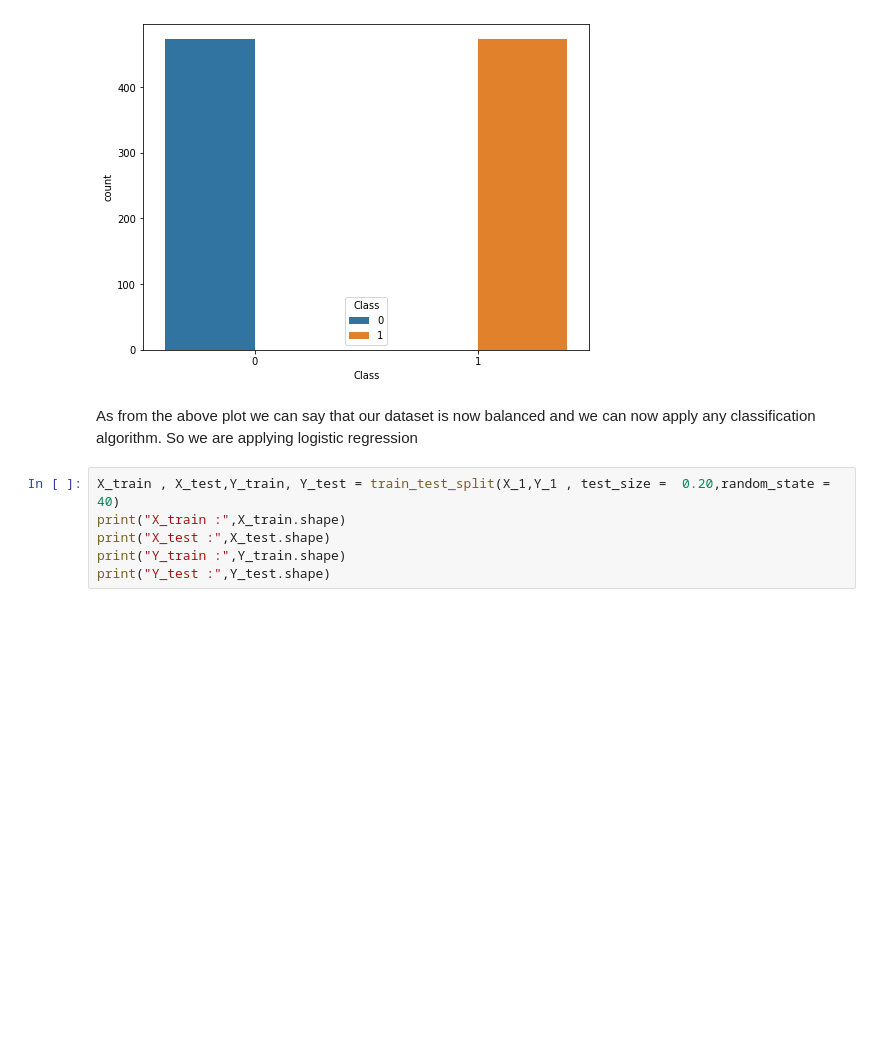
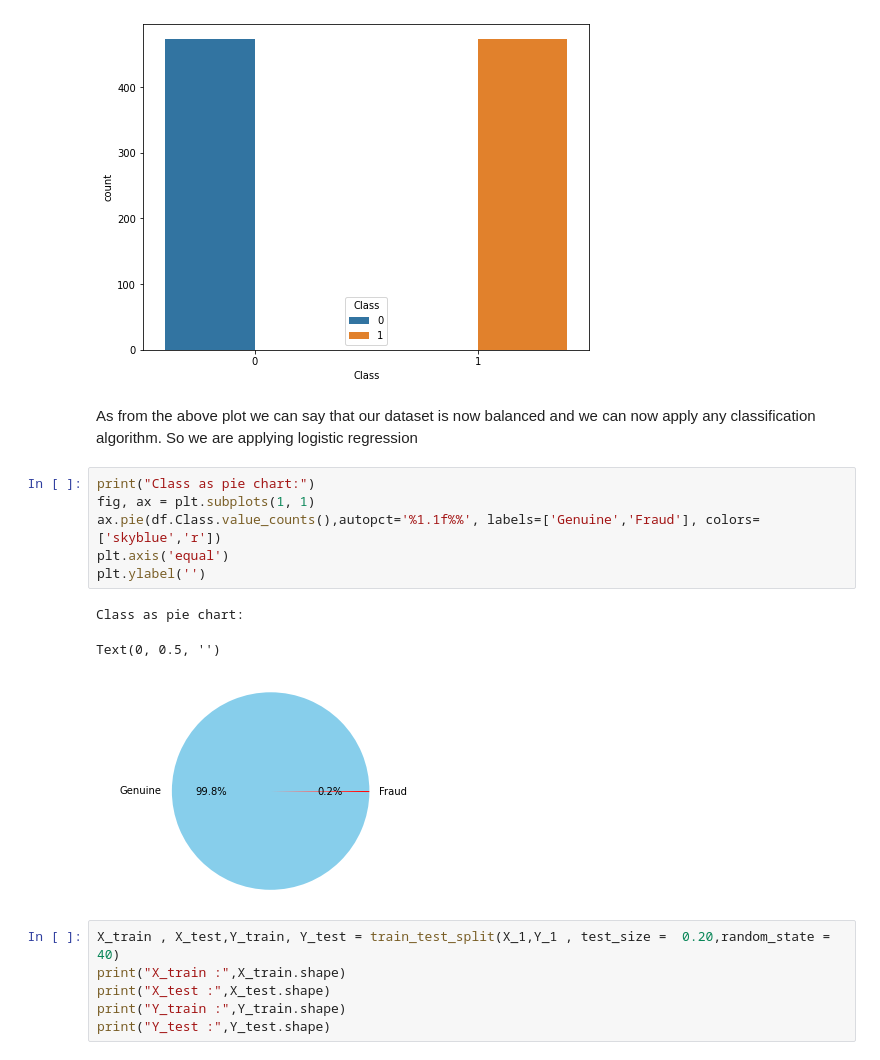
Before and after one commit to Keerthanatata/Credit-card-fraud, a Jupyter notebook: credit_card_frauds.ipynb, the cells around one changed output. Saved outputs shown, nothing was run; the diff lists cells and outputs as text; blank space fills up the shorter version.

```diff
--- a/credit_card_frauds.ipynb
+++ b/credit_card_frauds.ipynb
@@ -188,6 +195,16 @@ sns.countplot(Y_1 , hue = Y_1);
 [figure]
 # %% [markdown]
 As from the above plot we can say that our dataset is now balanced and we can now apply any classification algorithm. So we are applying logistic regression
+# %%
+print("Class as pie chart:")
+fig, ax = plt.subplots(1, 1)
+ax.pie(df.Class.value_counts(),autopct='%1.1f%%', labels=['Genuine','Fraud'], colors=['skyblue','r'])
+plt.axis('equal')
+plt.ylabel('')
+# %% [output]
+Class as pie chart:
+Text(0, 0.5, '')
+[figure, added]
 # %%
 X_train , X_test,Y_train, Y_test = train_test_split(X_1,Y_1 , test_size =  0.20,random_state = 40)
 print("X_train :",X_train.shape)
```
Also changed, not shown: parts of 25 cells of this notebook.
